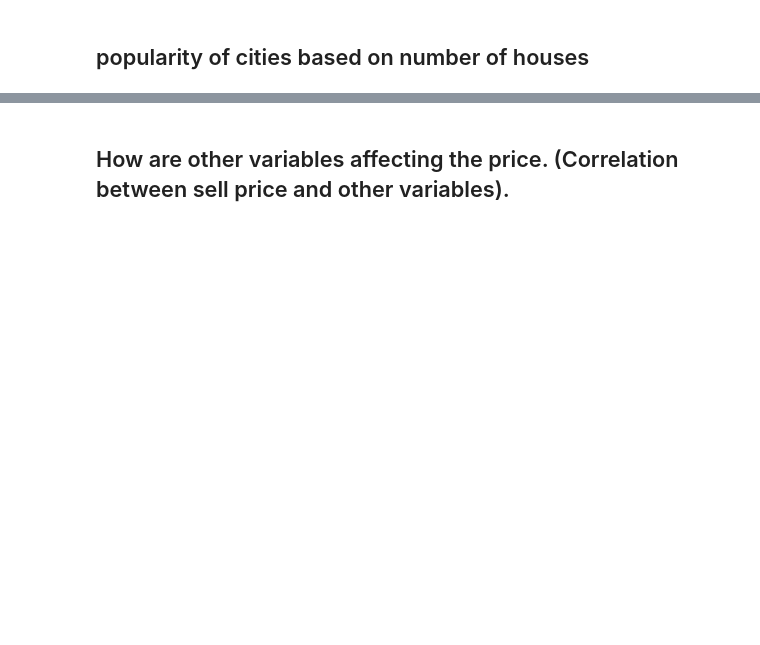
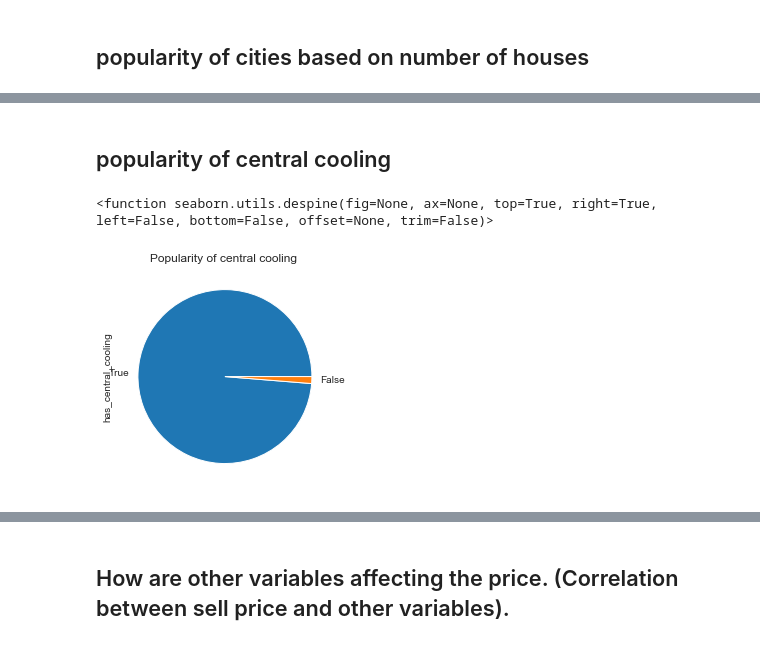
Before and after one commit to Claire56/House_value_estimate, a Jupyter notebook: Best_five_zipcodes.ipynb, the cells around one changed output, grey strips where cells are left out. Saved outputs shown, nothing was run; the diff lists cells and outputs as text; code cells hidden in the pictures; blank space fills up the shorter version.

```diff
--- a/Best_five_zipcodes.ipynb
+++ b/Best_five_zipcodes.ipynb
@@ -97,0 +121,11 @@ sb.despine
+# %% [markdown]
+## popularity of central cooling
+# %%
+data['has_central_cooling'].value_counts().plot(kind = 'pie')
+plt.title('Popularity of central cooling ')
+# plt.xlabel("No of Houses")
+# plt.ylabel('Garage Type')
+sb.despine
+# %% [output]
+<function seaborn.utils.despine(fig=None, ax=None, top=True, right=True, left=False, bottom=False, offset=None, trim=False)>
+[figure, added]
```
Also changed, not shown: parts of 72 cells of this notebook.
